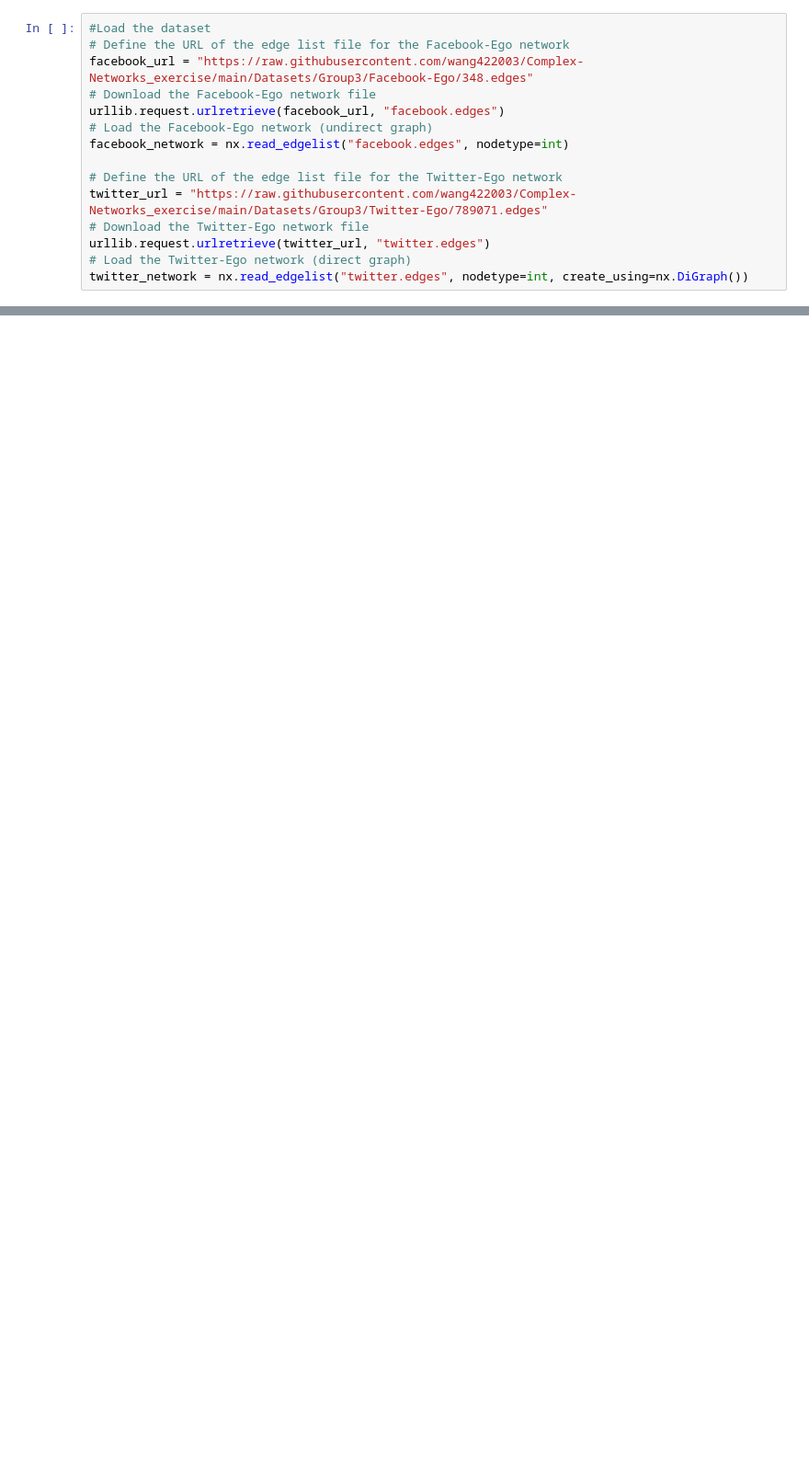
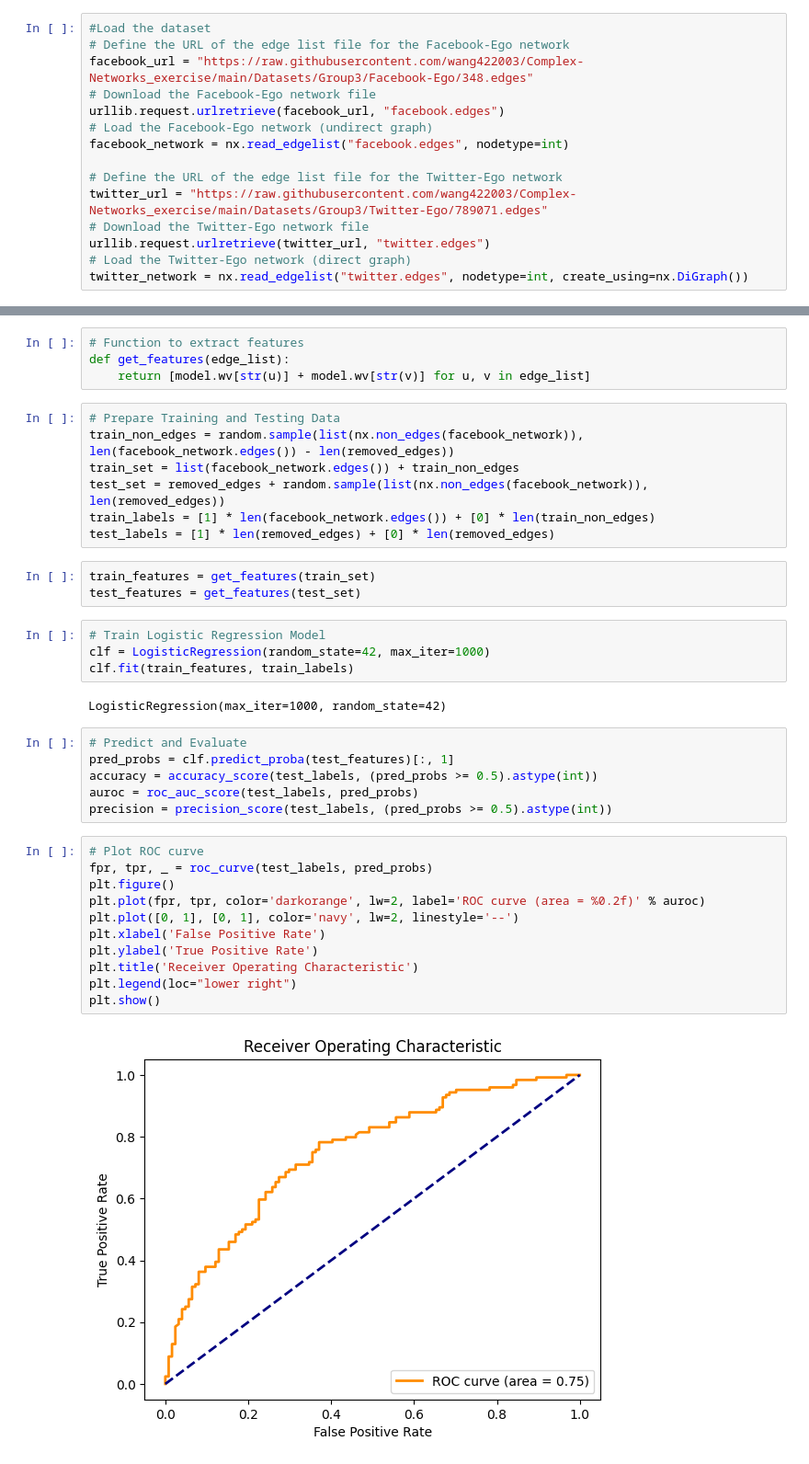
Before and after one commit to SedarKorka/Analysis-of-Complex-Networks, a Jupyter notebook: ass10.ipynb, the cells around one changed output, grey strips where cells are left out. Shown at 92% size. Drawn from its saved outputs; the diff is of its cells as text; blank space fills up the shorter version.

```diff
--- a/ass10.ipynb
+++ b/ass10.ipynb
@@ -83 +41,40 @@ ValueError: Only one class present in y_true. ROC AUC score is not defined in th
+# %%
+# Function to extract features
+def get_features(edge_list):
+    return [model.wv[str(u)] + model.wv[str(v)] for u, v in edge_list]
+# %%
+# Prepare Training and Testing Data
+train_non_edges = random.sample(list(nx.non_edges(facebook_network)), len(facebook_network.edges()) - len(removed_edges))
+train_set = list(facebook_network.edges()) + train_non_edges
+test_set = removed_edges + random.sample(list(nx.non_edges(facebook_network)), len(removed_edges))
+train_labels = [1] * len(facebook_network.edges()) + [0] * len(train_non_edges)
+test_labels = [1] * len(removed_edges) + [0] * len(removed_edges)
+# %%
+train_features = get_features(train_set)
+test_features = get_features(test_set)
+# %%
+# Train Logistic Regression Model
+clf = LogisticRegression(random_state=42, max_iter=1000)
+clf.fit(train_features, train_labels)
+# %% [output]
+LogisticRegression(max_iter=1000, random_state=42)
+# %%
+# Predict and Evaluate
+pred_probs = clf.predict_proba(test_features)[:, 1]
+accuracy = accuracy_score(test_labels, (pred_probs >= 0.5).astype(int))
+auroc = roc_auc_score(test_labels, pred_probs)
+precision = precision_score(test_labels, (pred_probs >= 0.5).astype(int))
+# %%
+# Plot ROC curve
+fpr, tpr, _ = roc_curve(test_labels, pred_probs)
+plt.figure()
+plt.plot(fpr, tpr, color='darkorange', lw=2, label='ROC curve (area = %0.2f)' % auroc)
+plt.plot([0, 1], [0, 1], color='navy', lw=2, linestyle='--')
+plt.xlabel('False Positive Rate')
+plt.ylabel('True Positive Rate')
+plt.title('Receiver Operating Characteristic')
+plt.legend(loc="lower right")
+plt.show()
+# %% [output]
+[figure, added]
 # %%
```
Also changed, not shown: parts of 12 cells of this notebook.
